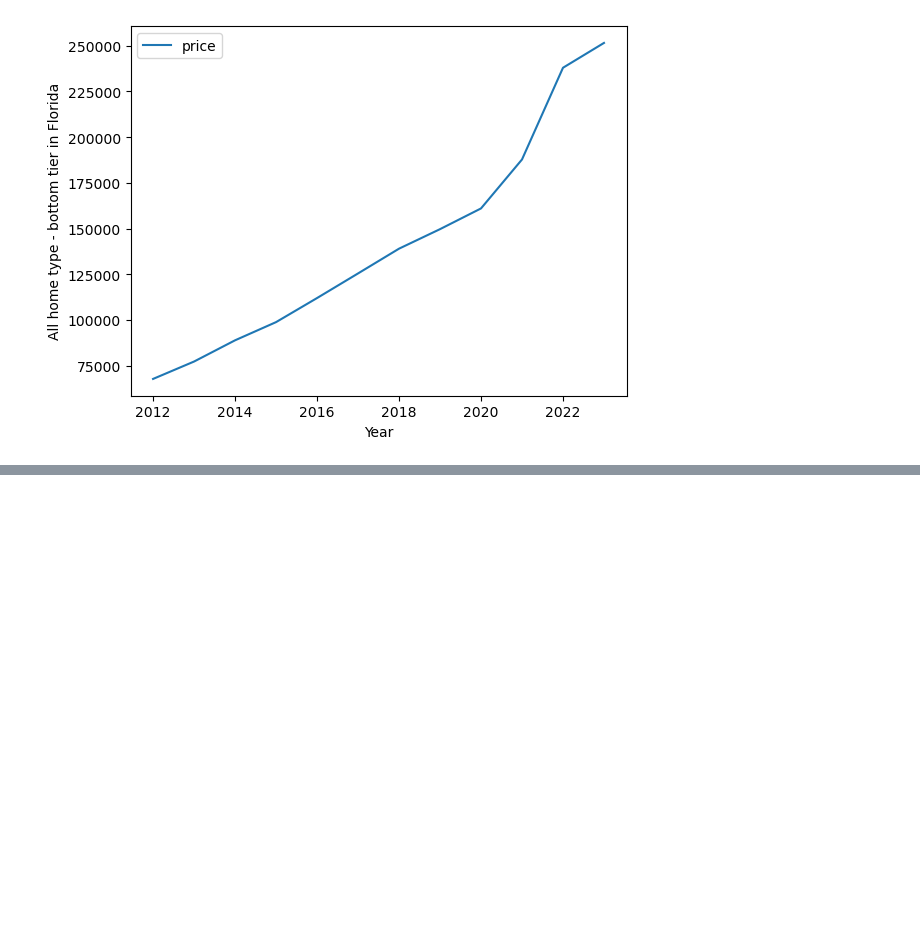
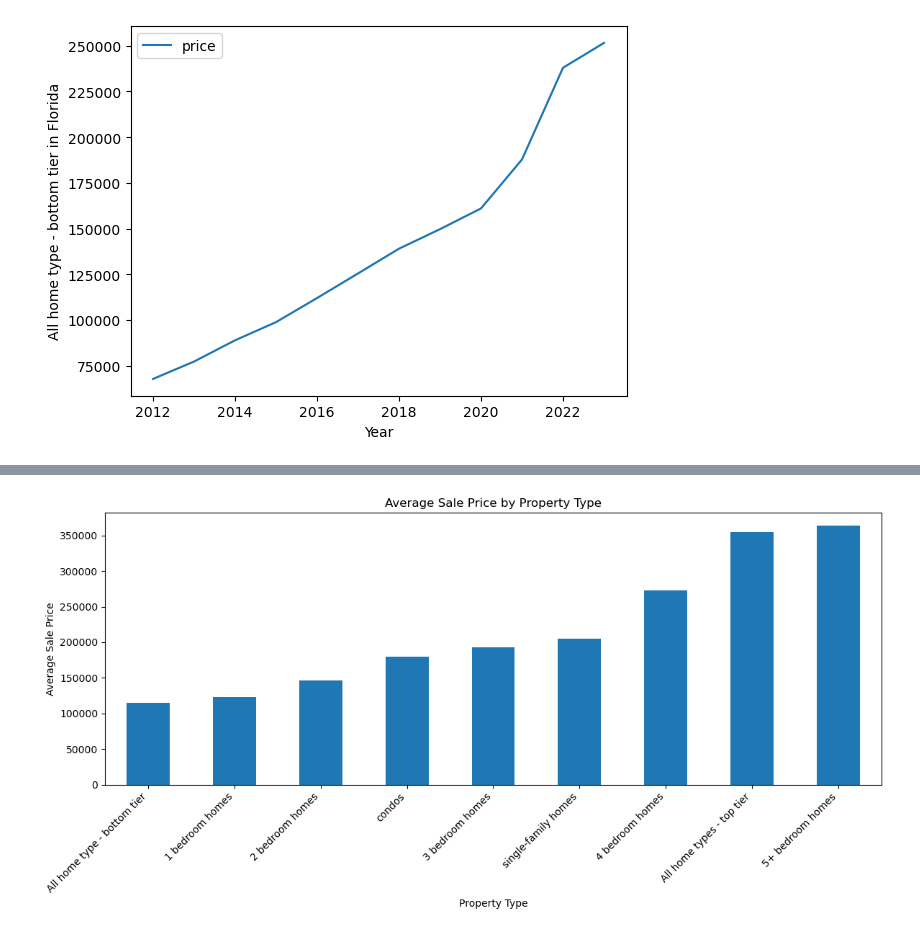
Before and after one commit to Arnawutu/Project1Group10, a Jupyter notebook: Main_Data/Data_Cleaning-Florida.ipynb, the cells around one changed output, grey strips where cells are left out. Cells and saved outputs as stored; diff of their text form; code cells hidden in the pictures; blank space fills up the shorter version.

```diff
--- a/Main_Data/Data_Cleaning-Florida.ipynb
+++ b/Main_Data/Data_Cleaning-Florida.ipynb
@@ -401,0 +585,16 @@ Text(0, 0.5, 'All home type - bottom tier in Florida')
+# %%
+average_prices = cleaning_df.groupby('property type')['price'].mean().sort_values()
+
+# Create a bar plot to visualize the average sale prices
+plt.figure(figsize=(12, 6))  # Adjust the figure size if needed
+average_prices.plot(kind='bar') #, color='skyblue'
+plt.title('Average Sale Price by Property Type')
+plt.xlabel('Property Type')
+plt.ylabel('Average Sale Price')
+plt.xticks(rotation=45, ha='right')  # Rotate x-axis labels for better readability
+
+# Show the plot
+plt.tight_layout()  # Ensure the plot fits nicely
+plt.show()
+# %% [output]
+[figure, added]
```
Also changed, not shown: parts of 17 cells of this notebook, 5 other files.
